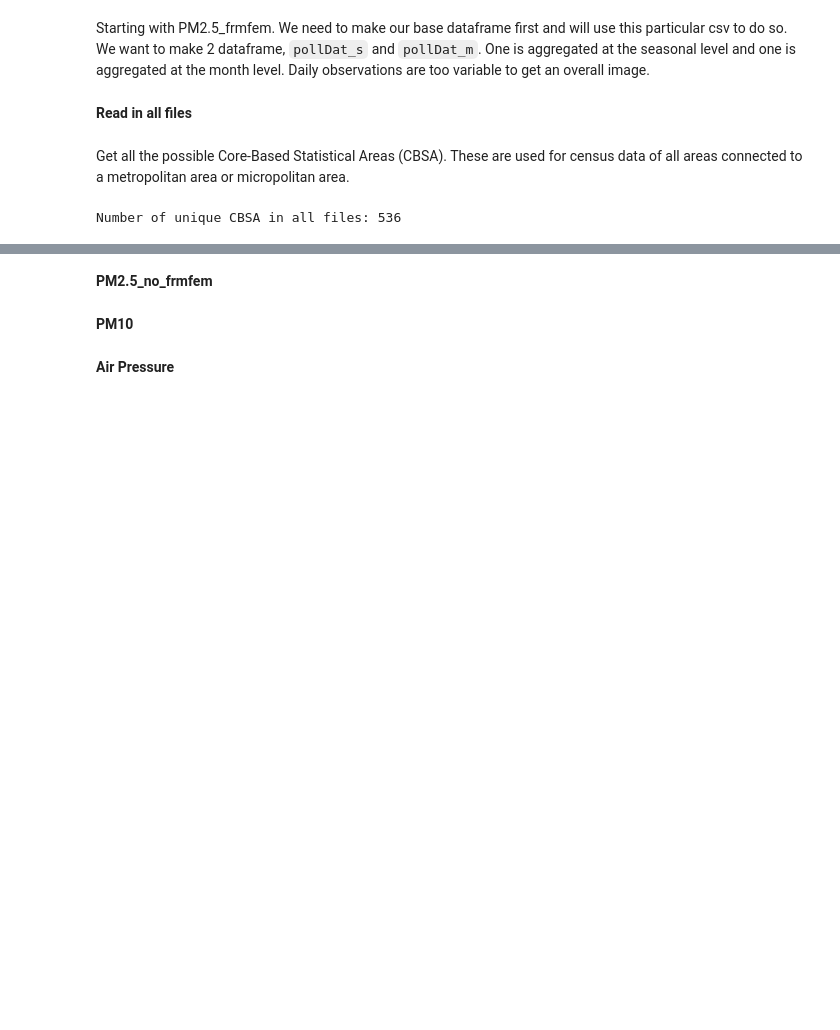
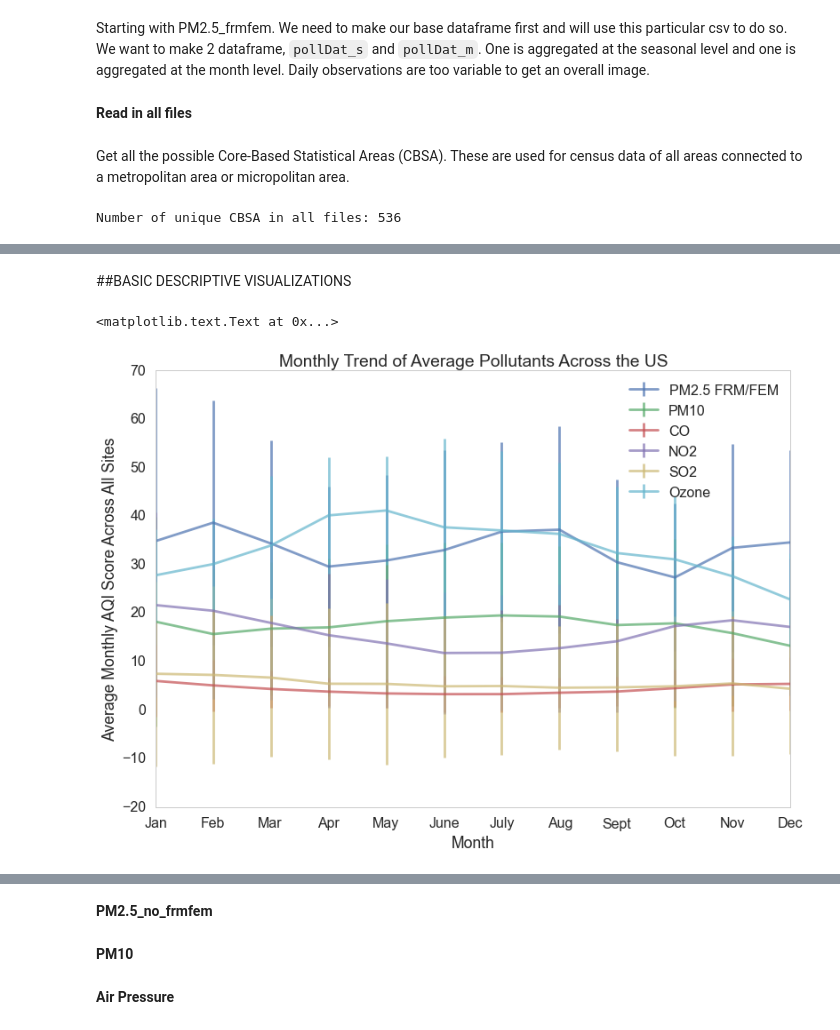
Before and after one commit to mchaffin17/AirPollutionFinalProject, a Jupyter notebook: PollutantData.ipynb, the cells around one changed output, grey strips where cells are left out. Saved outputs shown, nothing was run; the diff lists cells and outputs as text; code cells hidden in the pictures; blank space fills up the shorter version.

```diff
--- a/PollutantData.ipynb
+++ b/PollutantData.ipynb
@@ -137,0 +265,10 @@ test.count()
+# %%
+#Add latitude longitude
+intermediate = myFrame.merge(newdf,on='id',how='left')
+intermediate.drop(intermediate.columns[2],axis=1,inplace=True)
+# %%
+#Add population density
+DemoFrame = intermediate.merge(densityFile,on='id',how='left')
+DemoFrame.drop(DemoFrame.columns[[0,2]],axis=1,inplace=True)
+DemoFrame.columns=['id','latitude','longitude','name','MetArea','pop2010','landarea','popdense2010','pop_weight2010']
+DemoFrame.head()
@@ -137,0 +310,2 @@ test.count()
+# %%
+means['id']=means['CBSA Name'].map(idmapper2.get)
@@ -137,0 +392,28 @@ test.count()
+# %%
+#Merge in demographic info
+SeasonDat = SeasonDat.merge(DemoFrame[['id','MetArea','pop2010','landarea','popdense2010','pop_weight2010']],on='id',how='left')
+MonthDat = MonthDat.merge(DemoFrame[['id','MetArea','pop2010','landarea','popdense2010','pop_weight2010']],on='id',how='left')
+# %% [markdown]
+##BASIC DESCRIPTIVE VISUALIZATIONS
+# %%
+#Visualize the average pollutants monthly
+group = MonthDat.groupby('month')
+plotVals = group.mean()
+plotError = group.std()
+fig, ax1 = plt.subplots()
+plt.locator_params(nbins=12)
+plt.grid(False)
+plt.errorbar(plotVals.index,plotVals.AQI_PM25_FRMFEM, yerr=2*plotError.AQI_PM25_FRMFEM,label='PM2.5 FRM/FEM',alpha=.7)
+plt.errorbar(plotVals.index,plotVals.AQI_PM10, yerr=2*plotError.AQI_PM10,label='PM10',alpha=.7)
+plt.errorbar(plotVals.index,plotVals.AQI_CO, yerr=2*plotError.AQI_CO,label='CO',alpha=.7)
+plt.errorbar(plotVals.index,plotVals.AQI_NO2, yerr=2*plotError.AQI_NO2,label='NO2',alpha=.7)
+plt.errorbar(plotVals.index,plotVals.AQI_SO2, yerr=2*plotError.AQI_SO2,label='SO2',alpha=.7)
+plt.errorbar(plotVals.index,plotVals.AQI_OZONE, yerr=2*plotError.AQI_OZONE,label='Ozone',alpha=.7)
+ax1.set_xticklabels(('Jan','Feb','Mar','Apr','May','June','July','Aug','Sept','Oct','Nov','Dec'))
+ax1.set_xlabel('Month')
+ax1.set_ylabel("Average Monthly AQI Score Across All Sites")
+ax1.legend(loc='upper right')
+plt.title('Monthly Trend of Average Pollutants Across the US')
+# %% [output]
+<matplotlib.text.Text at 0x...>
+[figure, added]
```
Also changed, not shown: parts of 46 cells of this notebook.
